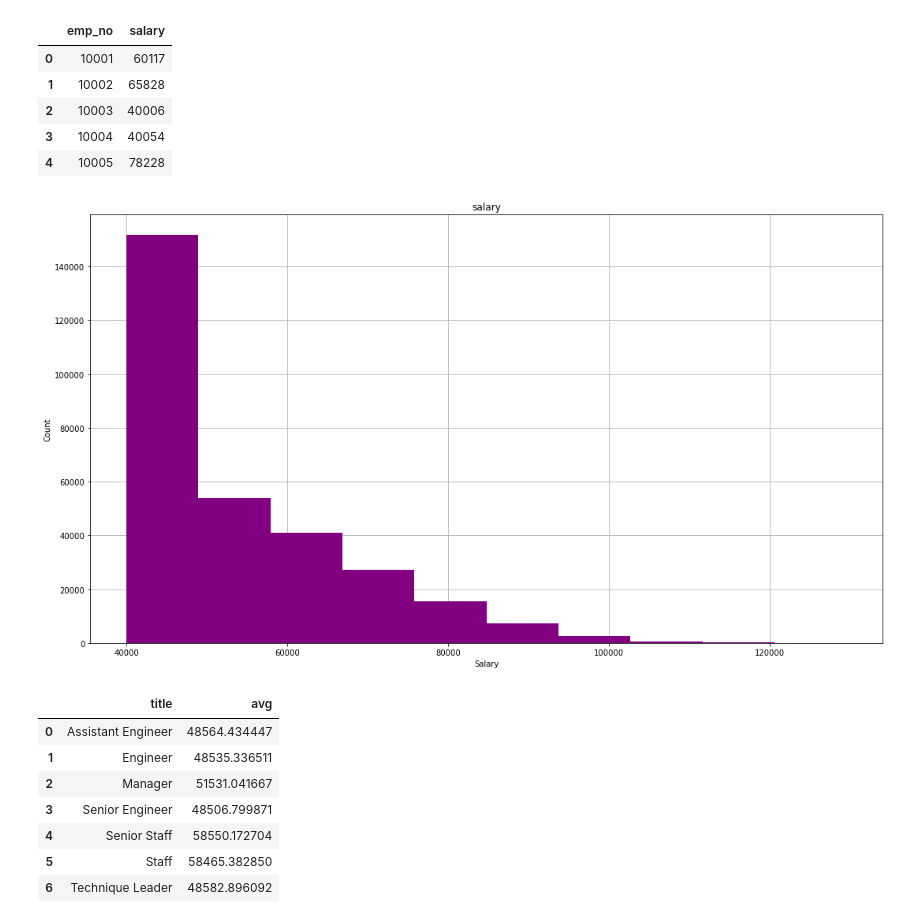
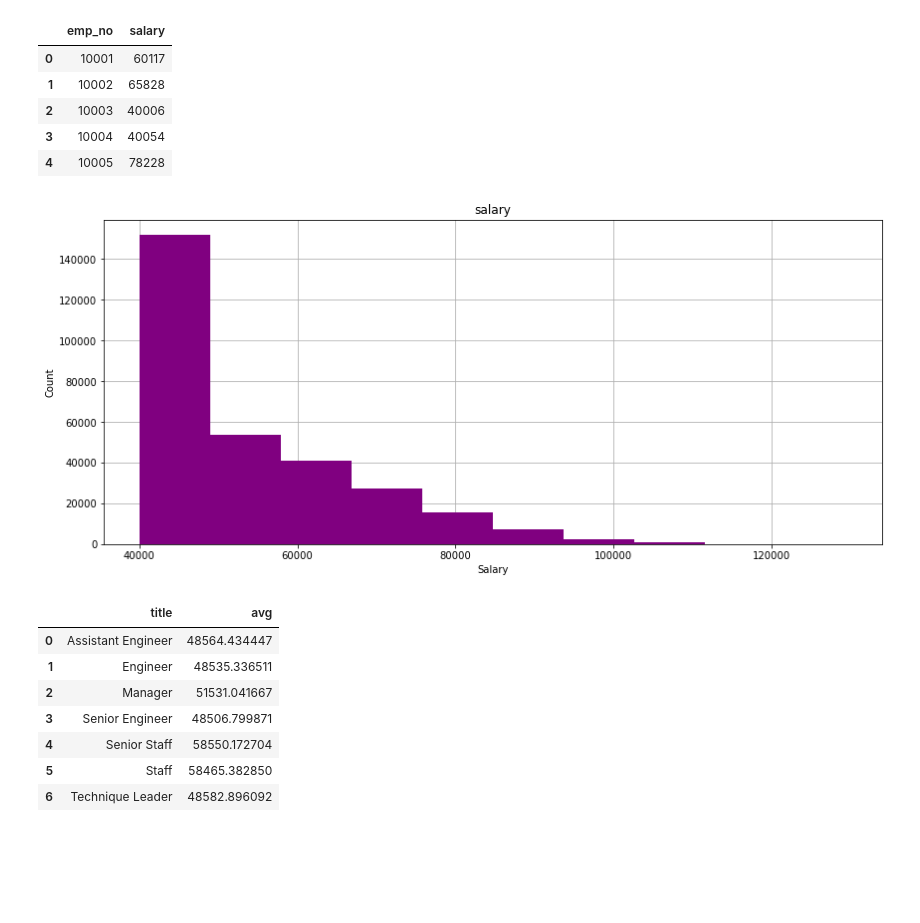
Before and after one commit to jfraz027/sql-challenge, a Jupyter notebook: EmployeeSQL/Bonus.ipynb, the cells around one changed output. Drawn from its saved outputs; the diff is of its cells as text; code cells hidden in the pictures; blank space fills up the shorter version.

```diff
--- a/EmployeeSQL/Bonus.ipynb
+++ b/EmployeeSQL/Bonus.ipynb
@@ -26,13 +26,13 @@ salary_range.head()
 # %%
 # Create a histogram to visualize the most common salary ranges for employees.
 
 salary_range = pd.read_sql("SELECT * FROM salaries", engine)
-salary_range.hist(column='salary', figsize=(18,10), color='purple', zorder=2, rwidth=1.2)
+salary_range.hist(column='salary', figsize=(14,6), color='purple', zorder=2, rwidth=1.2)
 plt.xlabel('Salary')
 plt.ylabel('Count')
 plt.show()
 # %% [output]
-[figure, old version]
+[figure, new version]
 # %%
 # Salary by Title
 salary_title = pd.read_sql("""SELECT titles.title, AVG(salaries.salary)
```
